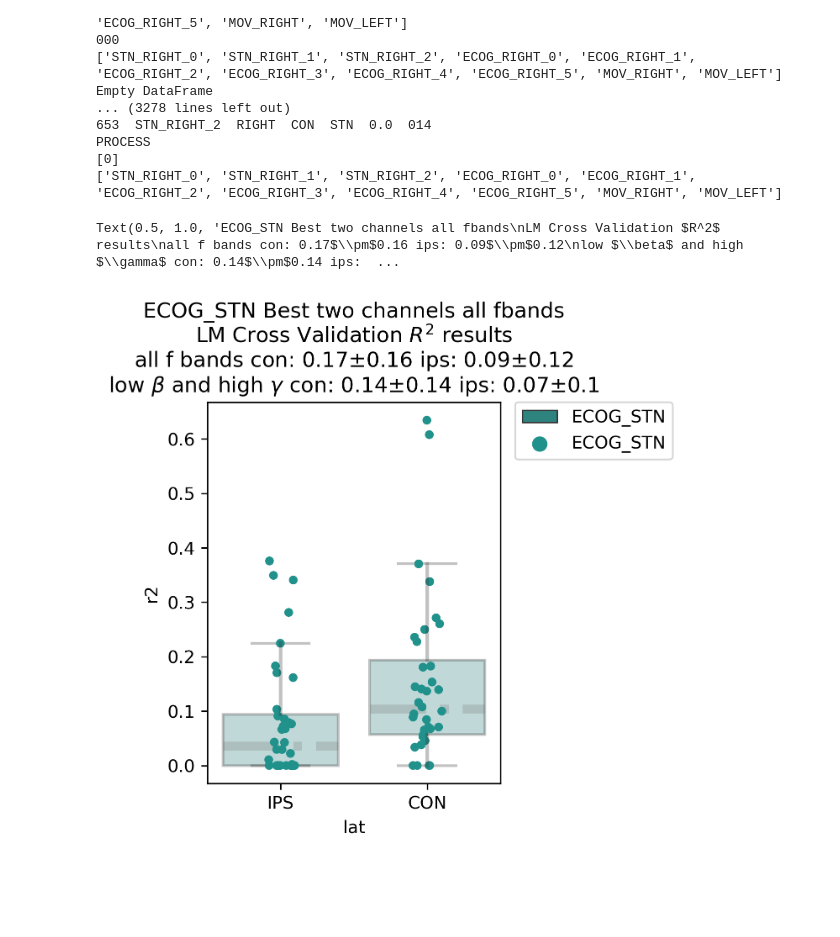
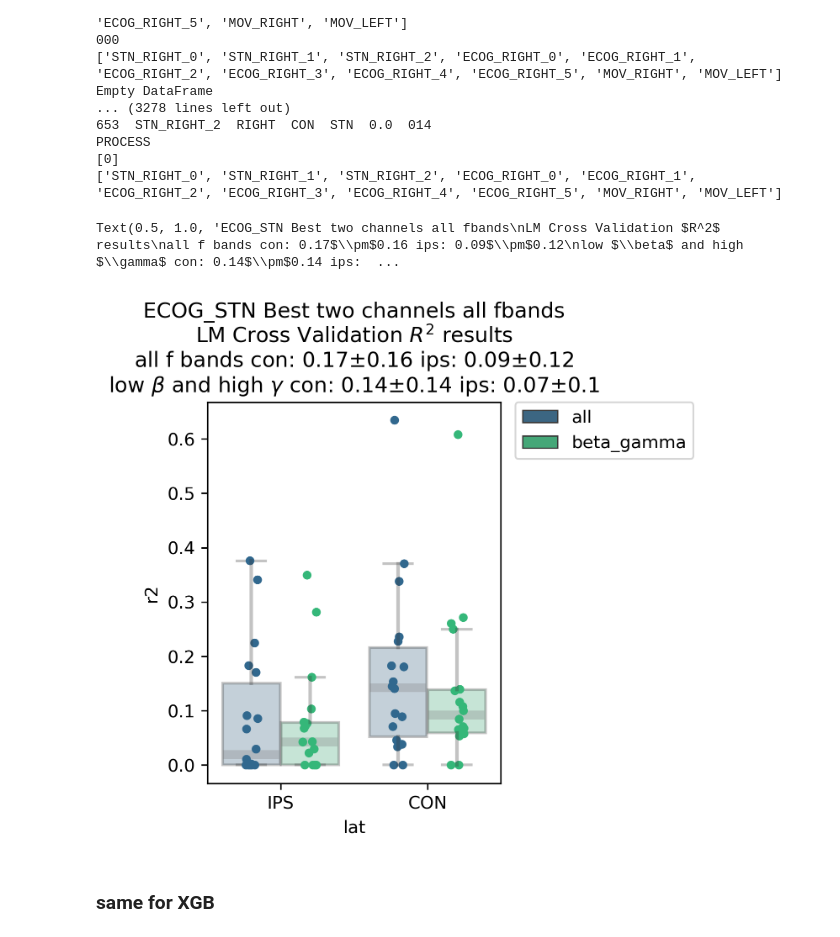
Before and after one commit to neuromodulation/icn, a Jupyter notebook: ECOG_vs_STN/Results_Analysis/ECOG_STN_feature_analysis/test_best_ECOG_STN.ipynb, the cells around one changed output. Drawn from its saved outputs; the diff is of its cells as text; code cells hidden in the pictures; blank space fills up the shorter version.

```diff
--- a/ECOG_vs_STN/Results_Analysis/ECOG_STN_feature_analysis/test_best_ECOG_STN.ipynb
+++ b/ECOG_vs_STN/Results_Analysis/ECOG_STN_feature_analysis/test_best_ECOG_STN.ipynb
@@ -163,26 +163,28 @@ s_bg_IPS = str(np.round(df_res[(df_res["lat"] == "IPS") & (df_res["fbands"] == "
 # %%
 alpha_box = 0.3
 plt.figure(figsize=(3,4), dpi=300)
 sb.boxplot(x="lat", y="r2", hue="fbands", order=["IPS", "CON"], data=df_res,
            palette="viridis",
            showmeans=False, boxprops=dict(alpha=alpha_box), showcaps=True, showbox=True,
            showfliers=False, notch=False,
            whiskerprops={'linewidth':2, "zorder":10, "alpha":alpha_box},
            capprops={"alpha":alpha_box},
            medianprops=dict(linestyle='-.', linewidth=5, color="gray", alpha=alpha_box))
 
 
-ax = sb.stripplot(x="lat", y="r2", hue="loc", order=["IPS", "CON"],
+ax = sb.stripplot(x="lat", y="r2", hue="fbands", order=["IPS", "CON"],
              data=df_res, palette="viridis", dodge=True, s=5)
 #plt.xticks(rotation=90)
 
 # When creating the legend, only use the first two elements
 # to effectively remove the last two.
 handles, labels = ax.get_legend_handles_labels()
 l = plt.legend(handles[0:2], labels[0:2], bbox_to_anchor=(1.05, 1), loc=2, borderaxespad=0.)
 plt.title("ECOG_STN Best two channels all fbands"+\
           "\nLM Cross Validation "+r"$R^2$"+" results\nall f bands con: "+s_all_CON+ " ips: "+s_all_IPS+\
          "\nlow "+r"$\beta$" +" and high "+r"$\gamma$"+" con: "+s_bg_CON+ " ips: "+s_bg_IPS)
 # %% [output]
 Text(0.5, 1.0, 'ECOG_STN Best two channels all fbands\nLM Cross Validation $R^2$ results\nall f bands con: 0.17$\\pm$0.16 ips: 0.09$\\pm$0.12\nlow $\\beta$ and high $\\gamma$ con: 0.14$\\pm$0.14 ips:  ...
-[figure, old version]
+[figure, new version]
+# %% [markdown]
+### same for XGB
```
Also changed, not shown: parts of 4 cells of this notebook, 1 other file.
